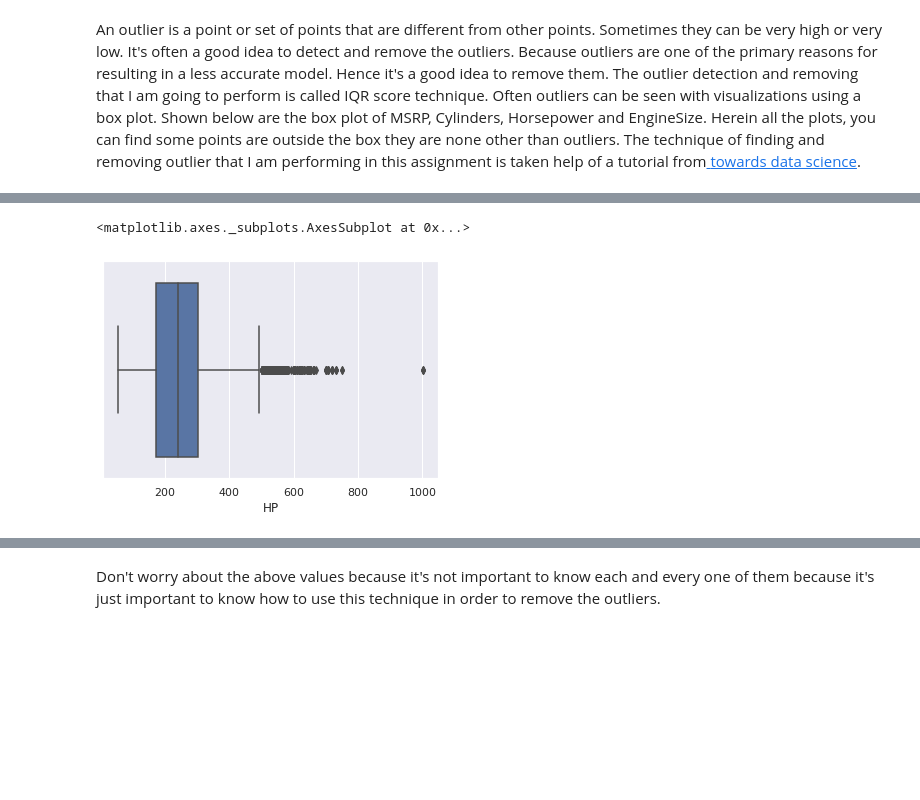
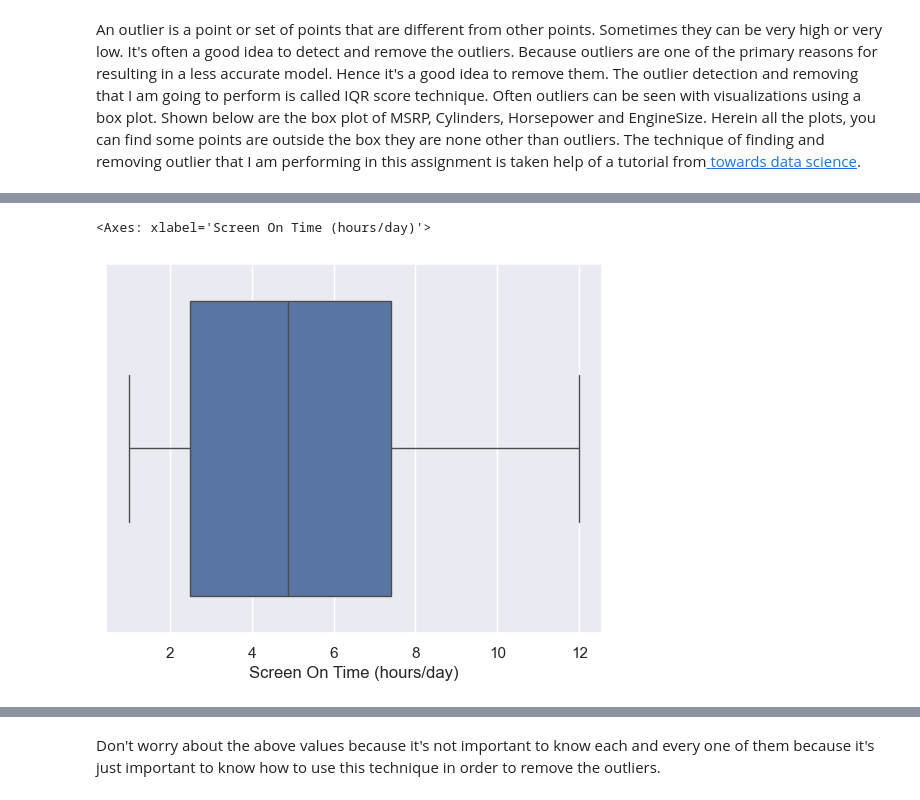
Before and after one commit to DavidBraun777/group-project-seis-631, a Jupyter notebook: intro-to-exploratory-data-analysis-eda-group-1.ipynb, the cells around one changed output, grey strips where cells are left out. Saved outputs shown, nothing was run; the diff lists cells and outputs as text; code cells hidden in the pictures; blank space fills up the shorter version.

Commit message:
changed some charts and attempted to clean the data

```diff
--- a/intro-to-exploratory-data-analysis-eda-group-1.ipynb
+++ b/intro-to-exploratory-data-analysis-eda-group-1.ipynb
@@ -105,7 +99,3 @@ dtype: object
 ## 4. Dropping irrelevant columns
 # %% [markdown]
 This step is certainly needed in every EDA because sometimes there would be many columns that we never use in such cases dropping is the only solution. In this case, the columns such as Engine Fuel Type, Market Category, Vehicle style, Popularity, Number of doors, Vehicle Size doesn't make any sense to me so I just dropped for this instance.
-# %%
-# what if we keep some of the columns?
-df = df.drop(['Engine Fuel Type', 'Market Category', 'Vehicle Style', 'Popularity', 'Number of Doors', 'Vehicle Size'], axis=1)
-df.head(5)
@@ -118,0 +102,3 @@ df.head(5)
+# %%
+df = df.drop(['Data Usage (MB/day)', 'User Behavior Class', 'Gender'], axis=1)
+df.head(5)
@@ -124,6 +117,3 @@ df.head(5)
 ## 5. Renaming the columns
 # %% [markdown]
 In this instance, most of the column names are very confusing to read, so I just tweaked their column names. This is a good approach it improves the readability of the data set.
-# %%
-df = df.rename(columns={"Engine HP": "HP", "Engine Cylinders": "Cylinders", "Transmission Type": "Transmission", "Driven_Wheels": "Drive Mode","highway MPG": "MPG-H", "city mpg": "MPG-C", "MSRP": "Price" })
-df.head(5)
@@ -136,0 +120,3 @@ df.head(5)
+# %%
+df = df.rename(columns={"Device Model": "Device", "Operating System": "OS", "Number of Apps Installed": "# of Apps Installed"})
+df.head(5)
@@ -265,6 +259,6 @@ sns.boxplot(x=df['Price'])
 # %%
-sns.boxplot(x=df['HP'])
+sns.boxplot(x=df['Screen On Time (hours/day)'])
 # %% [output]
-<matplotlib.axes._subplots.AxesSubplot at 0x...>
+<Axes: xlabel='Screen On Time (hours/day)'>
-[figure, old version]
+[figure, new version]
 # %%
```
Also changed, not shown: parts of 35 cells of this notebook.
